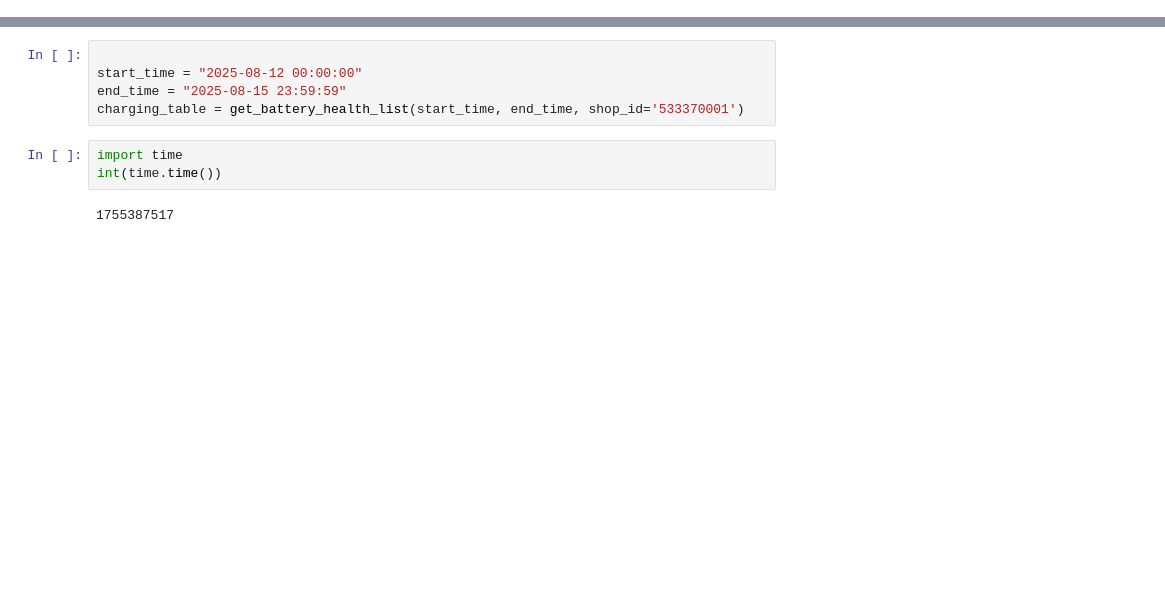
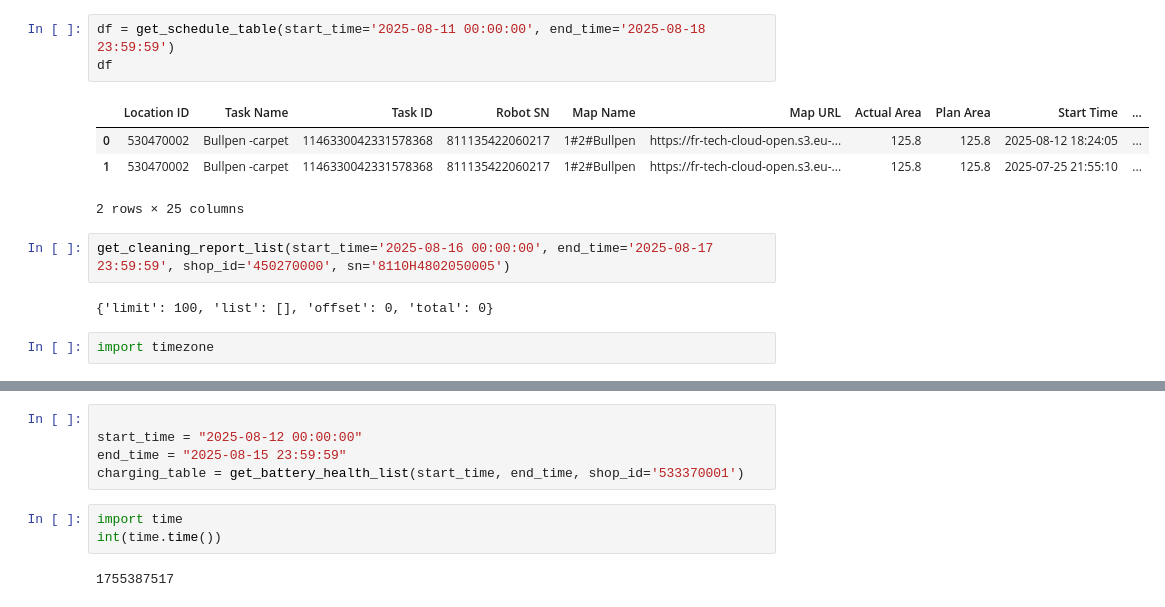
Before and after one commit to CarloCHEN/pudu_robot, a Jupyter notebook: src/ds.ipynb, the cells around one changed output, grey strips where cells are left out. Saved outputs shown, nothing was run; the diff lists cells and outputs as text; blank space fills up the shorter version.

```diff
--- a/src/ds.ipynb
+++ b/src/ds.ipynb
@@ -3,0 +292,14 @@ from pudu.apis.pudu_api import *
+# %%
+df = get_schedule_table(start_time='2025-08-11 00:00:00', end_time='2025-08-18 23:59:59')
+df
+# %% [output]
+|  | Location ID | Task Name | Task ID | Robot SN | Map Name | Map URL | Actual Area | Plan Area | Start Time | ... |
+| 0 | 530470002 | Bullpen -carpet | 1146330042331578368 | 811135422060217 | 1#2#Bullpen | https://fr-tech-cloud-open.s3.eu-... | 125.8 | 125.8 | 2025-08-12 18:24:05 | ... |
+| 1 | 530470002 | Bullpen -carpet | 1146330042331578368 | 811135422060217 | 1#2#Bullpen | https://fr-tech-cloud-open.s3.eu-... | 125.8 | 125.8 | 2025-07-25 21:55:10 | ... |
+2 rows × 25 columns
+# %%
+get_cleaning_report_list(start_time='2025-08-16 00:00:00', end_time='2025-08-17 23:59:59', shop_id='450270000', sn='8110H4802050005')
+# %% [output]
+{'limit': 100, 'list': [], 'offset': 0, 'total': 0}
+# %%
+import timezone
```
Also changed, not shown: parts of 23 cells of this notebook, 9 other files.
